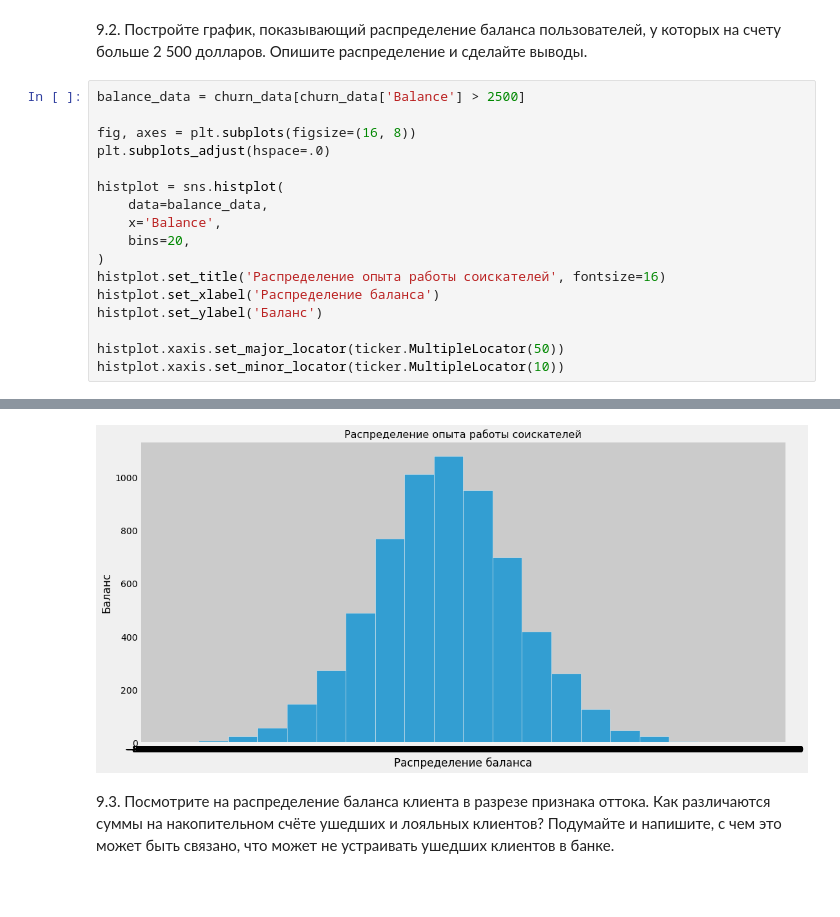
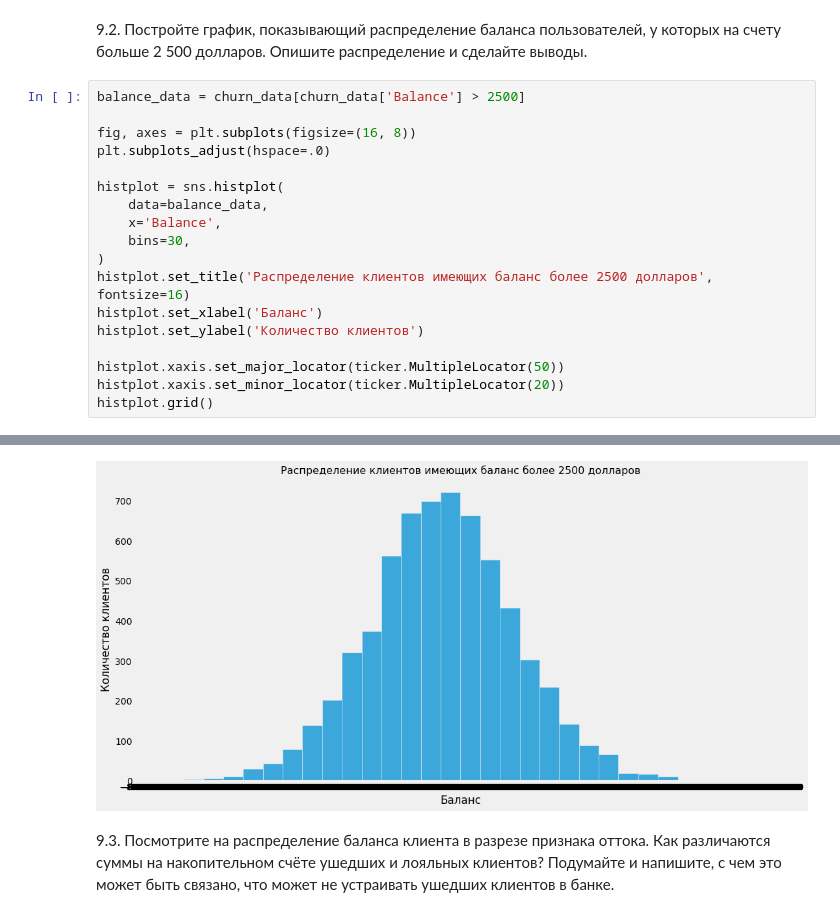
Before and after one commit to malinamedusa/sandbox__sf, a Jupyter notebook: py13/HomeWork.ipynb, the cells around one changed output, grey strips where cells are left out. Cells and saved outputs as stored; diff of their text form; blank space fills up the shorter version.

```diff
--- a/py13/HomeWork.ipynb
+++ b/py13/HomeWork.ipynb
@@ -52,14 +52,15 @@ plt.subplots_adjust(hspace=.0)
 histplot = sns.histplot(
     data=balance_data,
     x='Balance',
-    bins=20,
+    bins=30,
 )
-histplot.set_title('Распределение опыта работы соискателей', fontsize=16)
-histplot.set_xlabel('Распределение баланса')
-histplot.set_ylabel('Баланс')
+histplot.set_title('Распределение клиентов имеющих баланс более 2500 долларов', fontsize=16)
+histplot.set_xlabel('Баланс')
+histplot.set_ylabel('Количество клиентов')
 
 histplot.xaxis.set_major_locator(ticker.MultipleLocator(50))
-histplot.xaxis.set_minor_locator(ticker.MultipleLocator(10))
+histplot.xaxis.set_minor_locator(ticker.MultipleLocator(20))
+histplot.grid()
 # %% [output]
 Locator attempting to generate 5439 ticks ([-8600.0, ..., 263300.0]), which exceeds Locator.MAXTICKS (1000).
 Locator attempting to generate 5439 ticks ([-8600.0, ..., 263300.0]), which exceeds Locator.MAXTICKS (1000).
@@ -81,4 +82,4 @@ Locator attempting to generate 27186 ticks ([-8590.0, ..., 263260.0]), which exc
-[figure, old version]
+[figure, new version]
 # %% [markdown]
 9.3. Посмотрите на распределение баланса клиента в разрезе признака оттока. Как различаются суммы на накопительном счёте ушедших и лояльных клиентов? Подумайте и напишите, с чем это может быть связано, что может не устраивать ушедших клиентов в банке.
 # %% [markdown]
```
Also changed, not shown: parts of 1 cell of this notebook.
